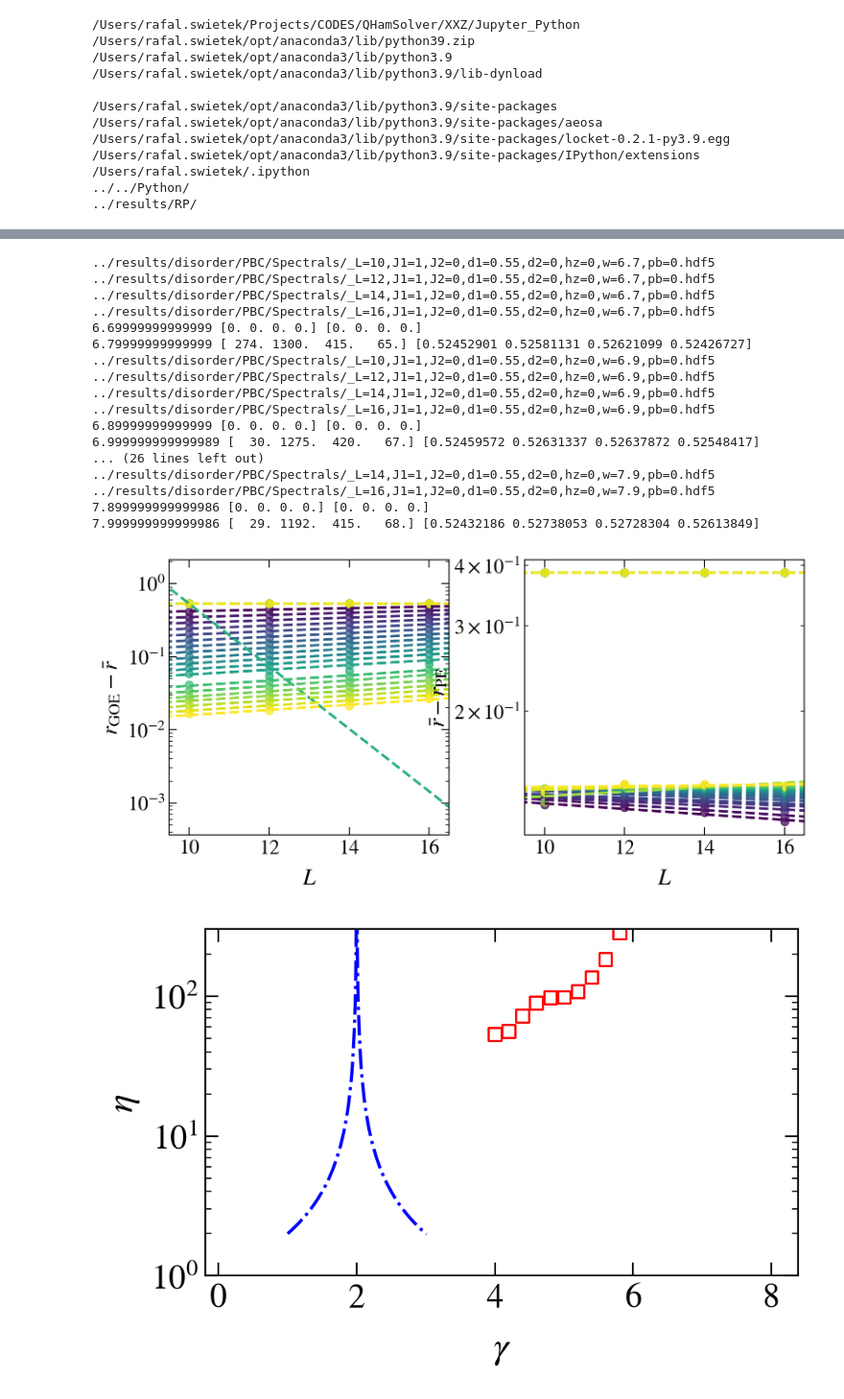
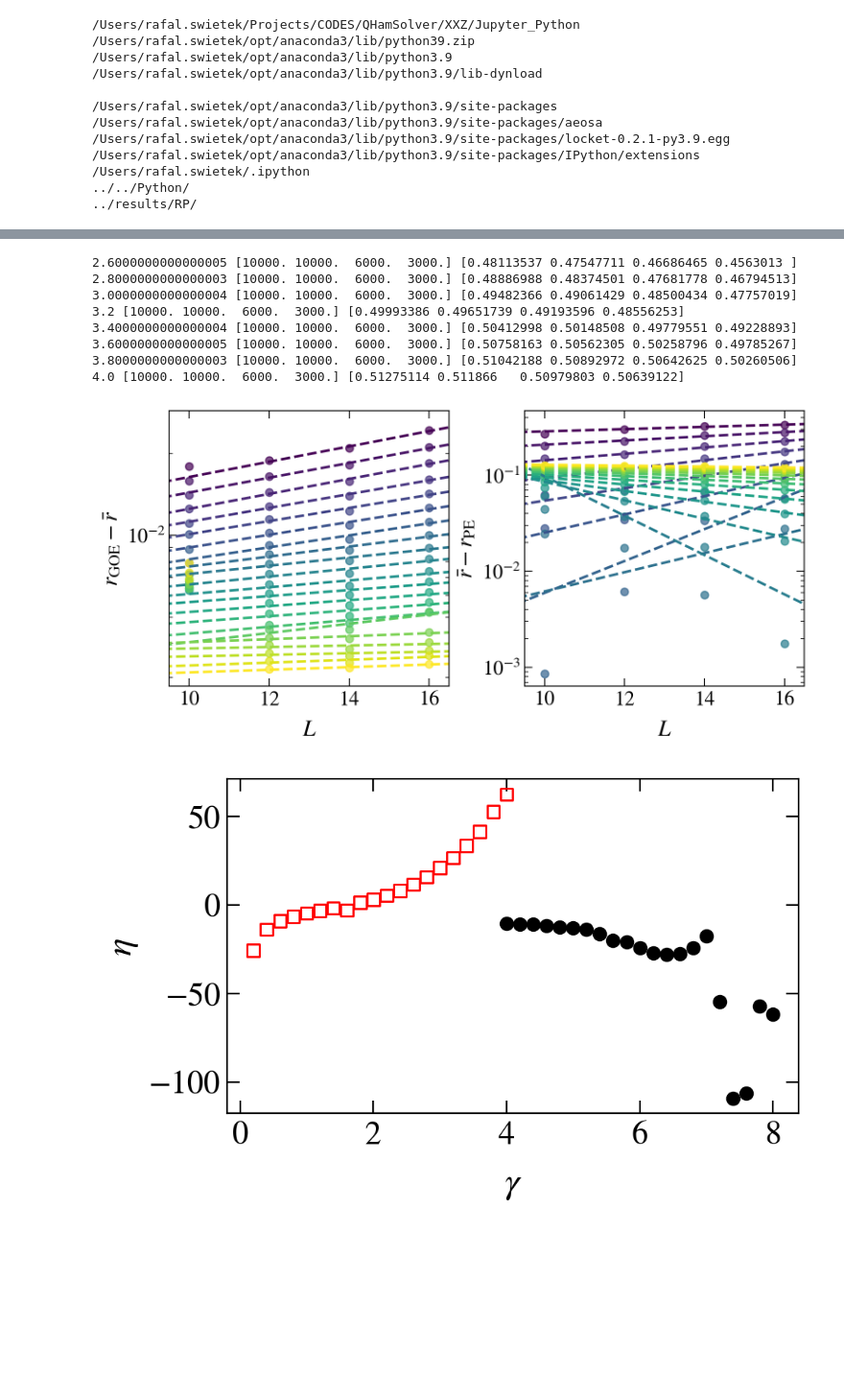
Before and after one commit to Rafal-Swietek/QHamSolver, a Jupyter notebook: XXZ/Jupyter_Python/fgr.ipynb, the cells around one changed output, grey strips where cells are left out. Shown: that part at 96% size. Drawn from its saved outputs; the diff is of its cells as text; code cells hidden in the pictures; blank space fills up the shorter version.

```diff
--- a/XXZ/Jupyter_Python/fgr.ipynb
+++ b/XXZ/Jupyter_Python/fgr.ipynb
@@ -137,7 +137,7 @@ def exp_fit_kurwa(x, a, xi):
     """Exponential function to fit and find decay rate"""
     return a * 2**(-x * xi)
 
-for iig, wx_vals in enumerate([np.arange(0.2, 4.01, 0.1), np.arange(4.0, 8.01, 0.1)]):
+for iig, wx_vals in enumerate([np.arange(4.0, 8.01, 0.2), np.arange(0.2, 4.01, 0.2)]):
 # gamma_vals = np.arange(0.5, 2.01, 0.1)
     dim = int( binom(L, L//2) )
 
@@ -155,7 +155,7 @@ for iig, wx_vals in enumerate([np.arange(0.2, 4.01, 0.1), np.arange(4.0, 8.01, 0
         realis = np.zeros(sizes.shape)
         # ------------------------------------------------------------ ROZENZWEIG-PORTER
         for iiL, L in enumerate(sizes):
-            dim = 2**L
+            dim = int( binom(L, L//2) )
             counter = 0
             r = 0#np.zeros((45))
 
@@ -180,8 +180,8 @@ for iig, wx_vals in enumerate([np.arange(0.2, 4.01, 0.1), np.arange(4.0, 8.01, 0
         yy = np.abs(yy)
         # print(gx, sizes, yy)
         parsolo, pconv, fit_info, msg, _ = fit(exp_fit_kurwa,
-                        xdata = sizes,
-                        ydata = yy,
+                        xdata = sizes[1:],
+                        ydata = yy[1:],
                         full_output=True, maxfev=10000)
         A = parsolo[0]
         eta_fit = 1 / parsolo[1]
@@ -202,16 +202,16 @@ for iig, wx_vals in enumerate([np.arange(0.2, 4.01, 0.1), np.arange(4.0, 8.01, 0
 
 # ax.set_ylim(0, 1.05)
 
-z = np.linspace(1.0, 3.01, 1000)
-ax.plot(z, 2/np.abs(2 - z), ls='-.', color='blue')
-ax.set_ylim(1, 3e2)
+# z = np.linspace(1.0, 3.01, 1000)
+# ax.plot(z, 2/np.abs(2 - z), ls='-.', color='blue')
+# ax.set_ylim(1, 3e2)
 # z = np.linspace(0.5, 1.0, 1000)
 # ax.plot(z, [1]*z.size, ls='-.', color='blue')
 # # ax[1].scatter(gamma_vals, 1/(etas_NE / np.log(2)), color='red', marker='s', facecolor='None')
 
 fig_help.set_plot_elements(axis[0], ylabel=r"$r_{\rm GOE}-\bar{r}$", xlabel=r"$L$", font_size=16, set_legend=1, xscale='linear', yscale='log')
 fig_help.set_plot_elements(axis[1], ylabel=r"$\bar{r} - r_{\rm PE}$", xlabel=r"$L$", font_size=16, set_legend=1, xscale='linear', yscale='log')
-fig_help.set_plot_elements(ax, ylabel=r"$\eta$", xlabel=r"$\gamma$", font_size=16, set_legend=1, xscale='linear', yscale='log')
+fig_help.set_plot_elements(ax, ylabel=r"$\eta$", xlabel=r"$\gamma$", font_size=16, set_legend=1, xscale='linear', yscale='linear')
 
 
 fig.subplots_adjust(wspace = 0.27, hspace=0.27)
@@ -236,25 +236,16 @@ fig.subplots_adjust(wspace = 0.27, hspace=0.27)
 No handles with labels found to put in legend.
 No handles with labels found to put in legend.
 No handles with labels found to put in legend.
-../results/disorder/PBC/Spectrals/_L=10,J1=1,J2=0,d1=0.55,d2=0,hz=0,w=6.7,pb=0.hdf5
-../results/disorder/PBC/Spectrals/_L=12,J1=1,J2=0,d1=0.55,d2=0,hz=0,w=6.7,pb=0.hdf5
-../results/disorder/PBC/Spectrals/_L=14,J1=1,J2=0,d1=0.55,d2=0,hz=0,w=6.7,pb=0.hdf5
-../results/disorder/PBC/Spectrals/_L=16,J1=1,J2=0,d1=0.55,d2=0,hz=0,w=6.7,pb=0.hdf5
-6.69999999999999 [0. 0. 0. 0.] [0. 0. 0. 0.]
-6.79999999999999 [ 274. 1300.  415.   65.] [0.52452901 0.52581131 0.52621099 0.52426727]
-../results/disorder/PBC/Spectrals/_L=10,J1=1,J2=0,d1=0.55,d2=0,hz=0,w=6.9,pb=0.hdf5
-../results/disorder/PBC/Spectrals/_L=12,J1=1,J2=0,d1=0.55,d2=0,hz=0,w=6.9,pb=0.hdf5
-../results/disorder/PBC/Spectrals/_L=14,J1=1,J2=0,d1=0.55,d2=0,hz=0,w=6.9,pb=0.hdf5
-../results/disorder/PBC/Spectrals/_L=16,J1=1,J2=0,d1=0.55,d2=0,hz=0,w=6.9,pb=0.hdf5
-6.89999999999999 [0. 0. 0. 0.] [0. 0. 0. 0.]
-6.999999999999989 [  30. 1275.  420.   67.] [0.52459572 0.52631337 0.52637872 0.52548417]
-... (26 lines left out)
-../results/disorder/PBC/Spectrals/_L=14,J1=1,J2=0,d1=0.55,d2=0,hz=0,w=7.9,pb=0.hdf5
-../results/disorder/PBC/Spectrals/_L=16,J1=1,J2=0,d1=0.55,d2=0,hz=0,w=7.9,pb=0.hdf5
-7.899999999999986 [0. 0. 0. 0.] [0. 0. 0. 0.]
-7.999999999999986 [  29. 1192.  415.   68.] [0.52432186 0.52738053 0.52728304 0.52613849]
+2.6000000000000005 [10000. 10000.  6000.  3000.] [0.48113537 0.47547711 0.46686465 0.4563013 ]
+2.8000000000000003 [10000. 10000.  6000.  3000.] [0.48886988 0.48374501 0.47681778 0.46794513]
+3.0000000000000004 [10000. 10000.  6000.  3000.] [0.49482366 0.49061429 0.48500434 0.47757019]
+3.2 [10000. 10000.  6000.  3000.] [0.49993386 0.49651739 0.49193596 0.48556253]
+3.4000000000000004 [10000. 10000.  6000.  3000.] [0.50412998 0.50148508 0.49779551 0.49228893]
+3.6000000000000005 [10000. 10000.  6000.  3000.] [0.50758163 0.50562305 0.50258796 0.49785267]
+3.8000000000000003 [10000. 10000.  6000.  3000.] [0.51042188 0.50892972 0.50642625 0.50260506]
+4.0 [10000. 10000.  6000.  3000.] [0.51275114 0.511866   0.50979803 0.50639122]
-[figure, old version]
+[figure, new version]
-[figure, old version]
+[figure, new version]
 # %%
 colors_ls_cyc = itertools.cycle(colors_ls)
 colors_ls_cyc2 = itertools.cycle(colors_ls)
```
Also changed, not shown: parts of 3 cells of this notebook, 1 other file.
